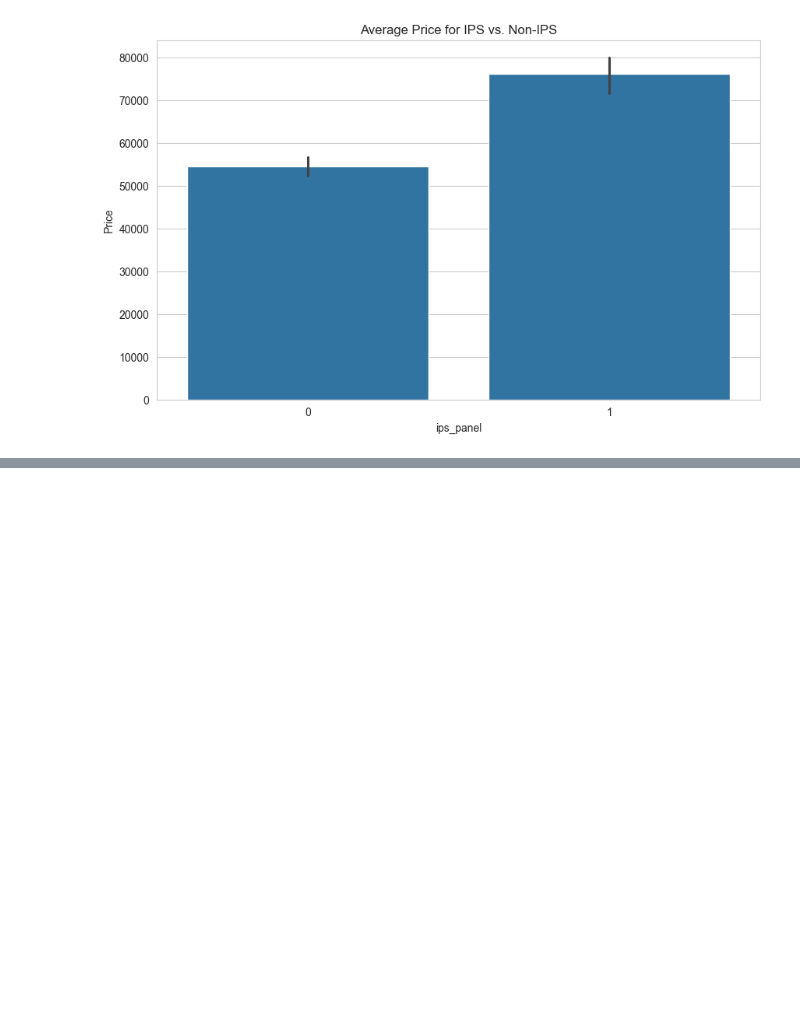
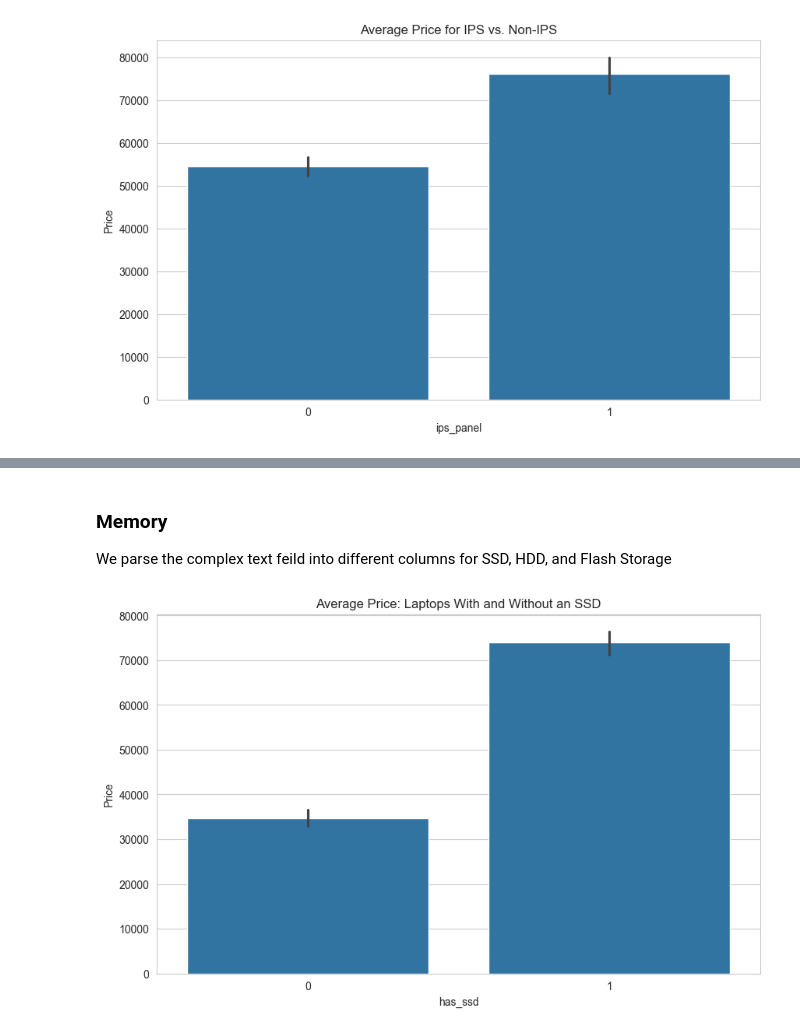
Before and after one commit to IamAbhinav03/laptop_price_task, a Jupyter notebook: notebooks/data_exploration.ipynb, the cells around one changed output, grey strips where cells are left out. Cells and saved outputs as stored; diff of their text form; code cells hidden in the pictures; blank space fills up the shorter version.

Commit message:
feat(EDA): feature engineering for CPU, GPU, Memory, and Operating Systems

```diff
--- a/notebooks/data_exploration.ipynb
+++ b/notebooks/data_exploration.ipynb
@@ -218,0 +252,21 @@ plt.show()
+# %% [markdown]
+### Memory
+We parse the complex text feild into different columns for SSD, HDD, and Flash Storage
+# %%
+def process_memory(mem_str):
+    mem_str = str(mem_str).replace('GB', '').replace('TB', '000')
+    ssd = int(re.search(r'(\d+)\s?SSD', mem_str).group(1)) if re.search(r'(\d+)\s?SSD', mem_str) else 0
+    hdd = int(re.search(r'(\d+)\s?HDD', mem_str).group(1)) if re.search(r'(\d+)\s?HDD', mem_str) else 0
+    flash = int(re.search(r'(\d+)\s?Flash Storage', mem_str).group(1)) if re.search(r'(\d+)\s?Flash Storage', mem_str) else 0
+    return ssd, hdd, flash
+
+df[['ssd', 'hdd', 'flash_storage']] = df['Memory'].apply(process_memory).apply(pd.Series)
+
+# A boolean feature for presence of SSD, can be predictive
+df['has_ssd'] = (df['ssd'] > 0).astype(int)
+
+sns.barplot(x='has_ssd', y='Price', data=df)
+plt.title('Average Price: Laptops With and Without an SSD')
+plt.show()
+# %% [output]
+[figure, added]
```
Also changed, not shown: parts of 4 cells of this notebook.
